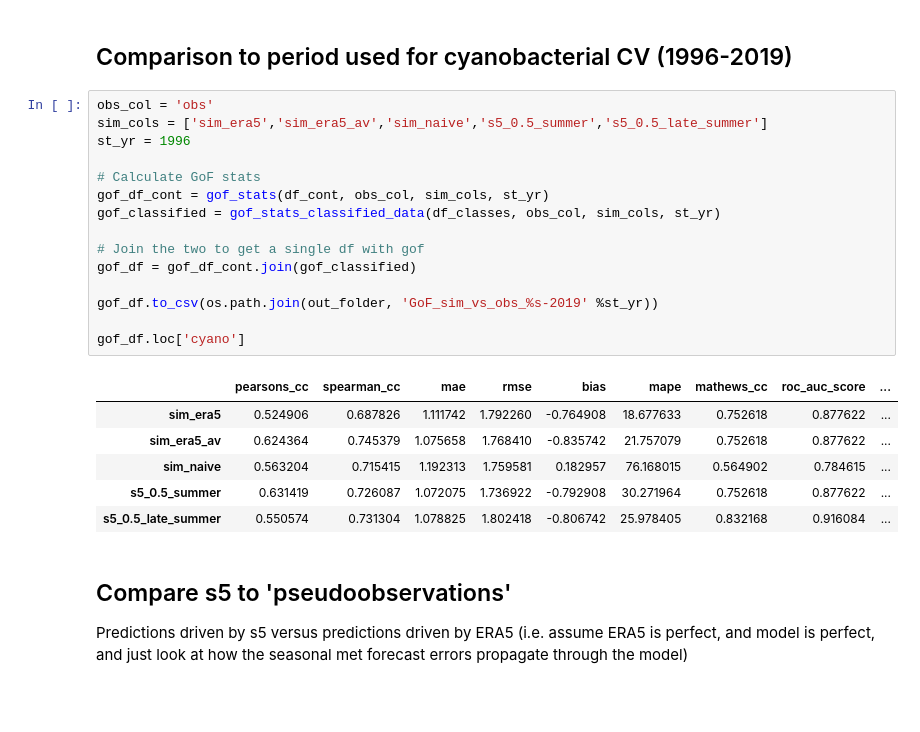
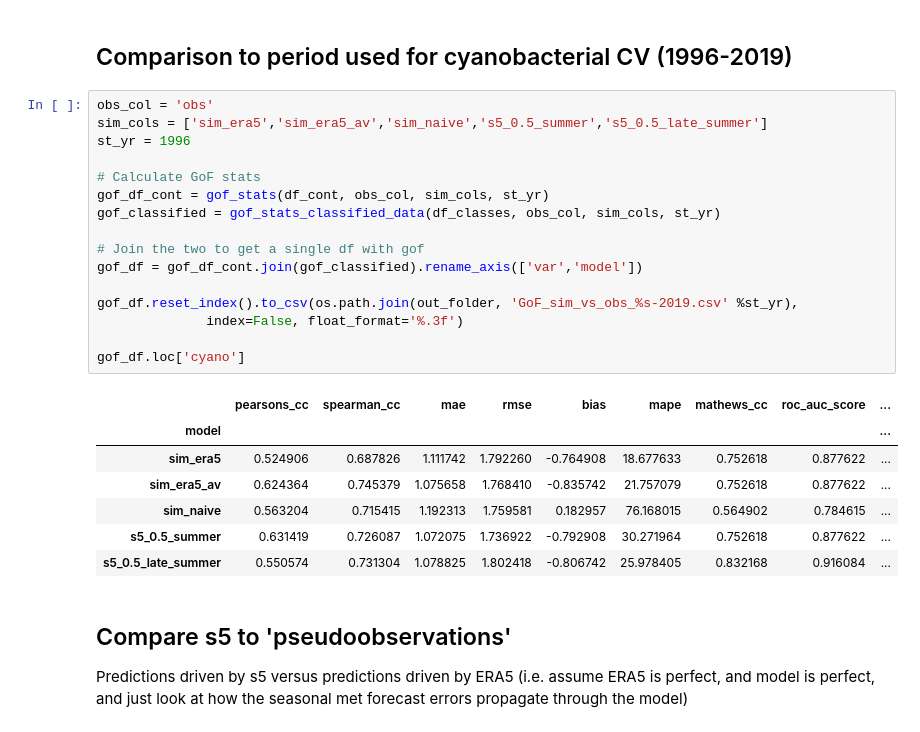
Before and after one commit to icra/WATExR, a Jupyter notebook: Norway_Morsa/BayesianNetwork/Notebooks/08_Hindcast_stats_and_plots.ipynb, the cells around one changed output. Cells and saved outputs as stored; diff of their text form; blank space fills up the shorter version.

```diff
--- a/Norway_Morsa/BayesianNetwork/Notebooks/08_Hindcast_stats_and_plots.ipynb
+++ b/Norway_Morsa/BayesianNetwork/Notebooks/08_Hindcast_stats_and_plots.ipynb
@@ -578,20 +592,22 @@ gof_df
 # %%
 obs_col = 'obs'
 sim_cols = ['sim_era5','sim_era5_av','sim_naive','s5_0.5_summer','s5_0.5_late_summer']
 st_yr = 1996
 
 # Calculate GoF stats
 gof_df_cont = gof_stats(df_cont, obs_col, sim_cols, st_yr)
 gof_classified = gof_stats_classified_data(df_classes, obs_col, sim_cols, st_yr)
 
 # Join the two to get a single df with gof
-gof_df = gof_df_cont.join(gof_classified)
+gof_df = gof_df_cont.join(gof_classified).rename_axis(['var','model'])
 
-gof_df.to_csv(os.path.join(out_folder, 'GoF_sim_vs_obs_%s-2019' %st_yr))
+gof_df.reset_index().to_csv(os.path.join(out_folder, 'GoF_sim_vs_obs_%s-2019.csv' %st_yr),
+              index=False, float_format='%.3f')
 
 gof_df.loc['cyano']
 # %% [output]
 |  | pearsons_cc | spearman_cc | mae | rmse | bias | mape | mathews_cc | roc_auc_score | ... |
+| model |  |  |  |  |  |  |  |  | ... |
 | sim_era5 | 0.524906 | 0.687826 | 1.111742 | 1.792260 | -0.764908 | 18.677633 | 0.752618 | 0.877622 | ... |
 | sim_era5_av | 0.624364 | 0.745379 | 1.075658 | 1.768410 | -0.835742 | 21.757079 | 0.752618 | 0.877622 | ... |
 | sim_naive | 0.563204 | 0.715415 | 1.192313 | 1.759581 | 0.182957 | 76.168015 | 0.564902 | 0.784615 | ... |
```
Also changed, not shown: parts of 4 cells of this notebook, 25 other files.
